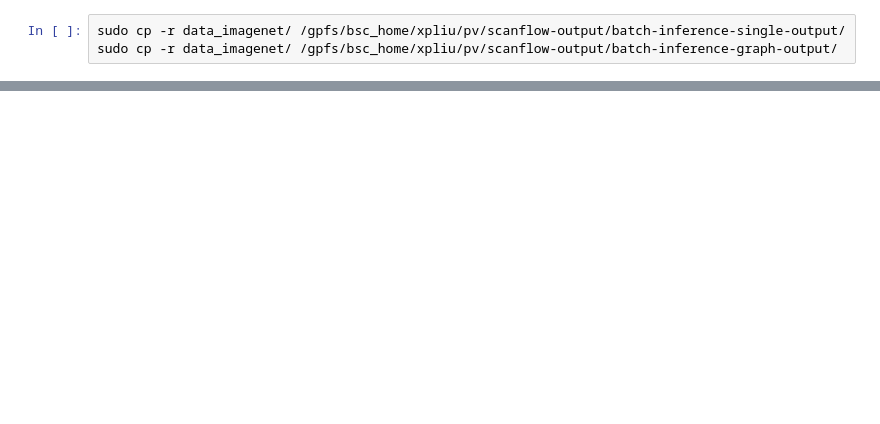
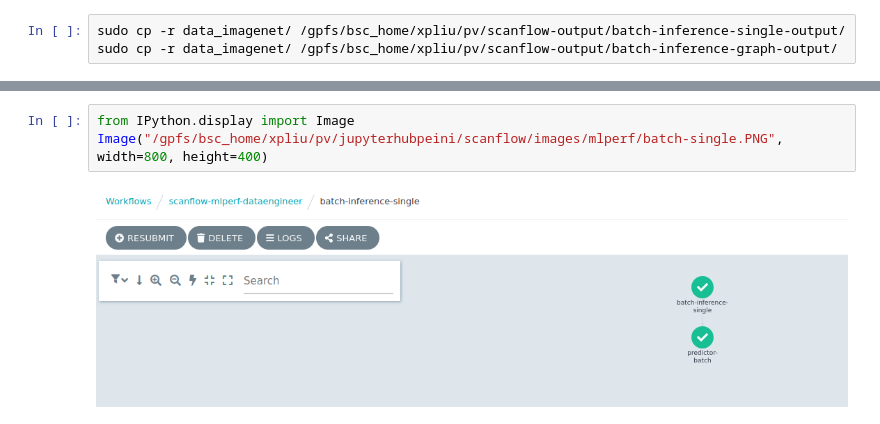
Before and after one commit to bsc-scanflow/scanflow, a Jupyter notebook: tutorials/mlperf/client/mlperf-client.ipynb, the cells around one changed output, grey strips where cells are left out. Saved outputs shown, nothing was run; the diff lists cells and outputs as text; blank space fills up the shorter version.

Commit message:
mlperf batch scenarios

```diff
--- a/tutorials/mlperf/client/mlperf-client.ipynb
+++ b/tutorials/mlperf/client/mlperf-client.ipynb
@@ -17,0 +54,5 @@ sudo cp -r data_imagenet/ /gpfs/bsc_home/xpliu/pv/scanflow-output/batch-inferenc
+# %%
+from IPython.display import Image
+Image("/gpfs/bsc_home/xpliu/pv/jupyterhubpeini/scanflow/images/mlperf/batch-single.PNG", width=800, height=400)
+# %% [output]
+[figure, added]
```
Also changed, not shown: parts of 8 cells of this notebook, 17 other files.
